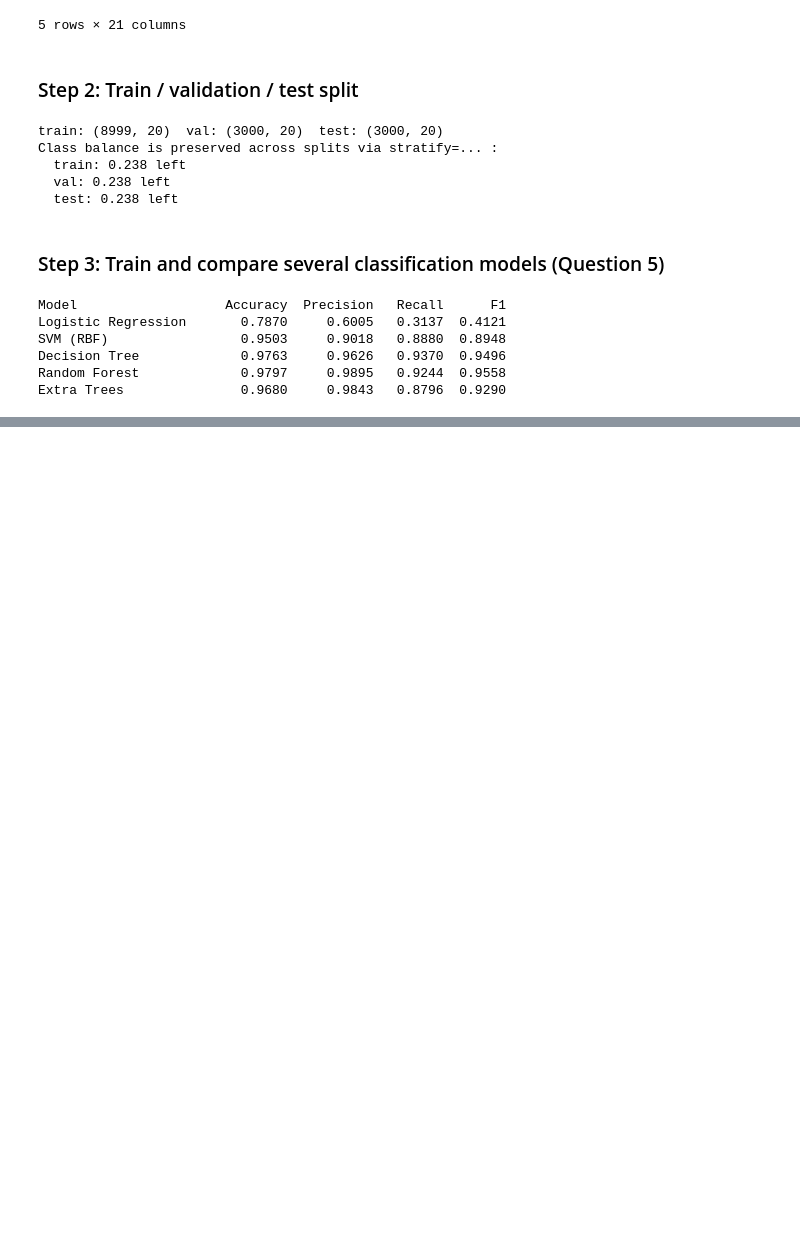
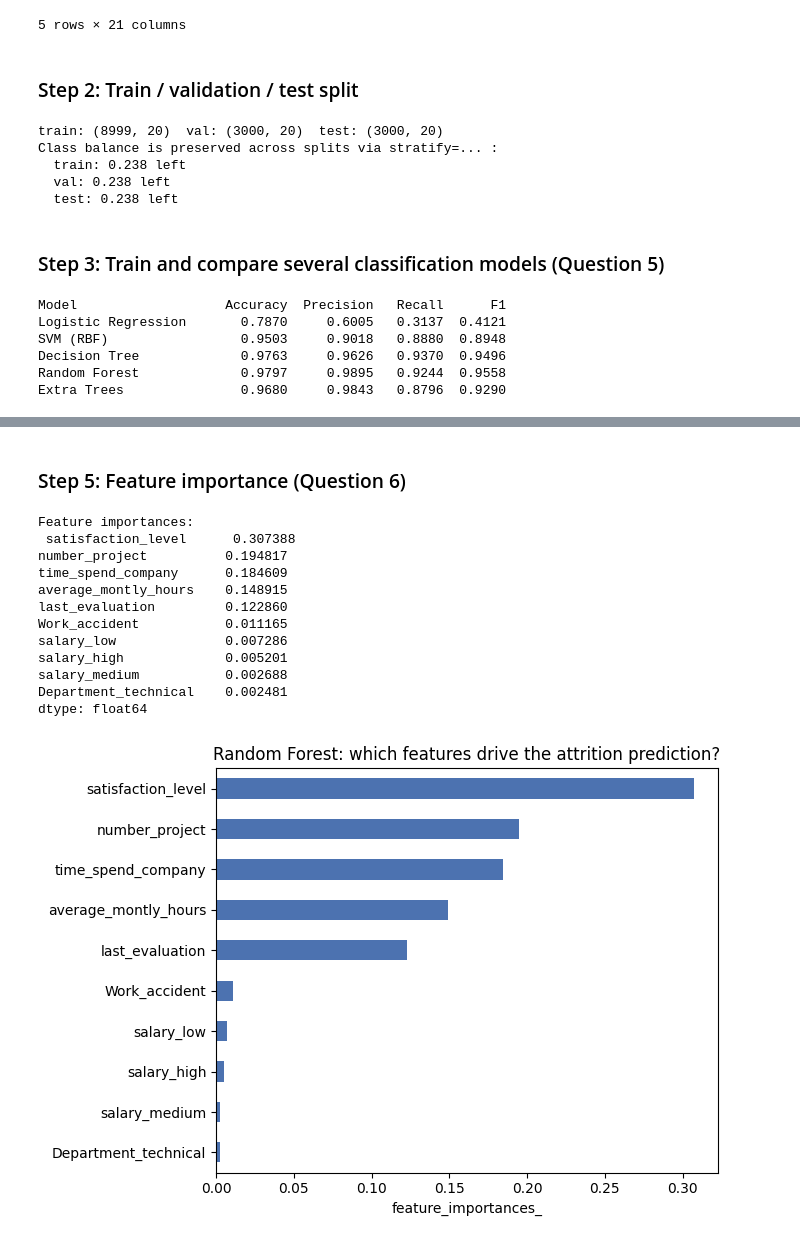
Before and after one commit to arbazshah52/Individual-Machine-Learning, a Jupyter notebook: Kapital4/Kapitalkod Hr.ipynb, the cells around one changed output, grey strips where cells are left out. Saved outputs shown, nothing was run; the diff lists cells and outputs as text; code cells hidden in the pictures; blank space fills up the shorter version.

```diff
--- a/Kapital4/Kapitalkod Hr.ipynb
+++ b/Kapital4/Kapitalkod Hr.ipynb
@@ -104,0 +154,29 @@ Extra Trees               0.9680     0.9843   0.8796  0.9290
+# %% [markdown]
+### Step 5: Feature importance (Question 6)
+# %%
+if best_name in ("Random Forest", "Extra Trees"):
+    importances = pd.Series(best_model.feature_importances_, index=X_train.columns).sort_values(ascending=False)
+    print("Feature importances:\n", importances.head(10))
+
+    fig, ax = plt.subplots(figsize=(7, 5))
+    importances.head(10).sort_values().plot(kind="barh", ax=ax, color="#4C72B0")
+    ax.set_xlabel("feature_importances_")
+    ax.set_title(f"{best_name}: which features drive the attrition prediction?")
+    plt.tight_layout()
+    plt.show()
+else:
+    print(f"The best model was {best_name}, which has no feature_importances_ attribute (only tree-based models expose it).")
+# %% [output]
+Feature importances:
+ satisfaction_level      0.307388
+number_project          0.194817
+time_spend_company      0.184609
+average_montly_hours    0.148915
+last_evaluation         0.122860
+Work_accident           0.011165
+salary_low              0.007286
+salary_high             0.005201
+salary_medium           0.002688
+Department_technical    0.002481
+dtype: float64
+[figure, added]
```
Also changed, not shown: parts of 4 cells of this notebook.
